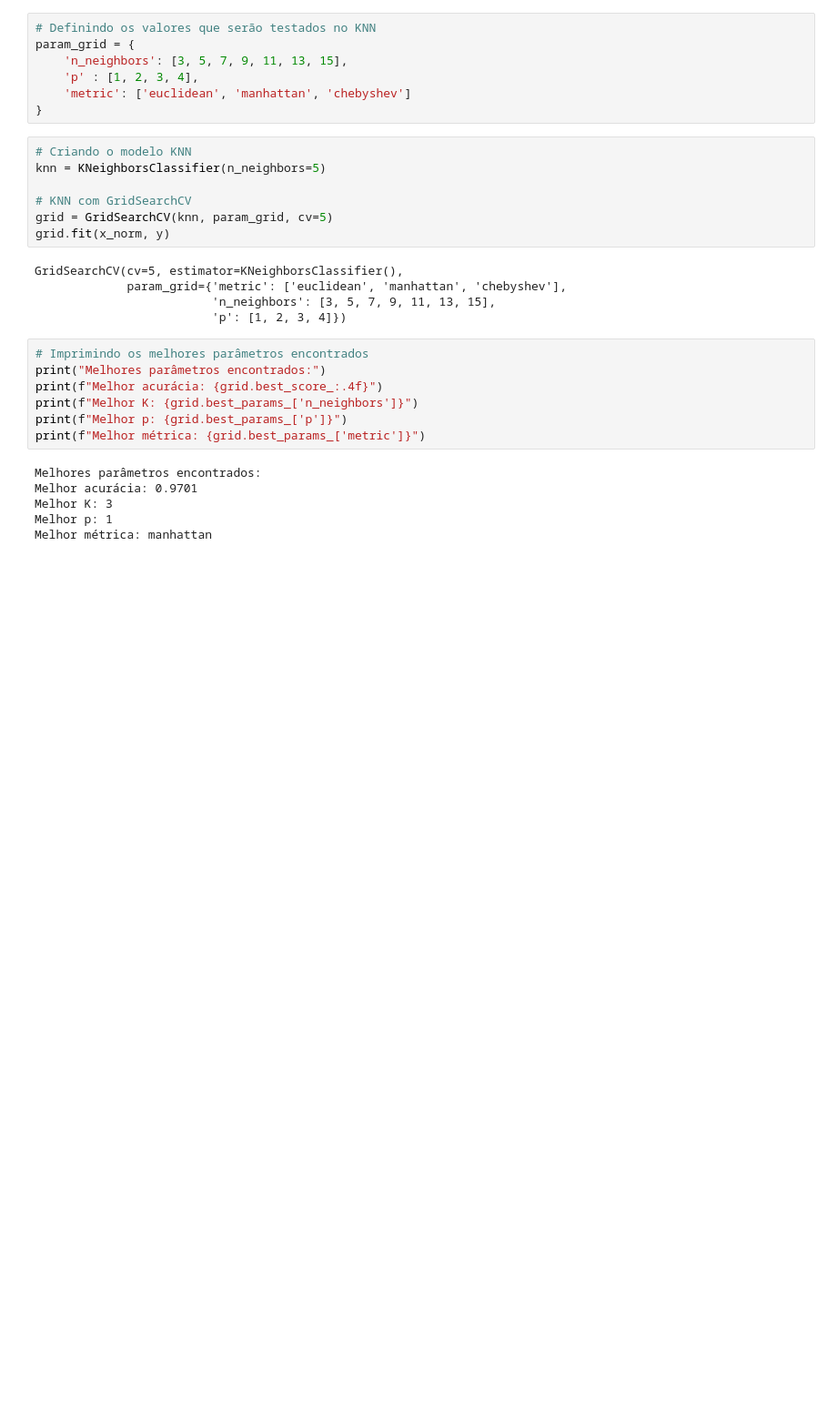
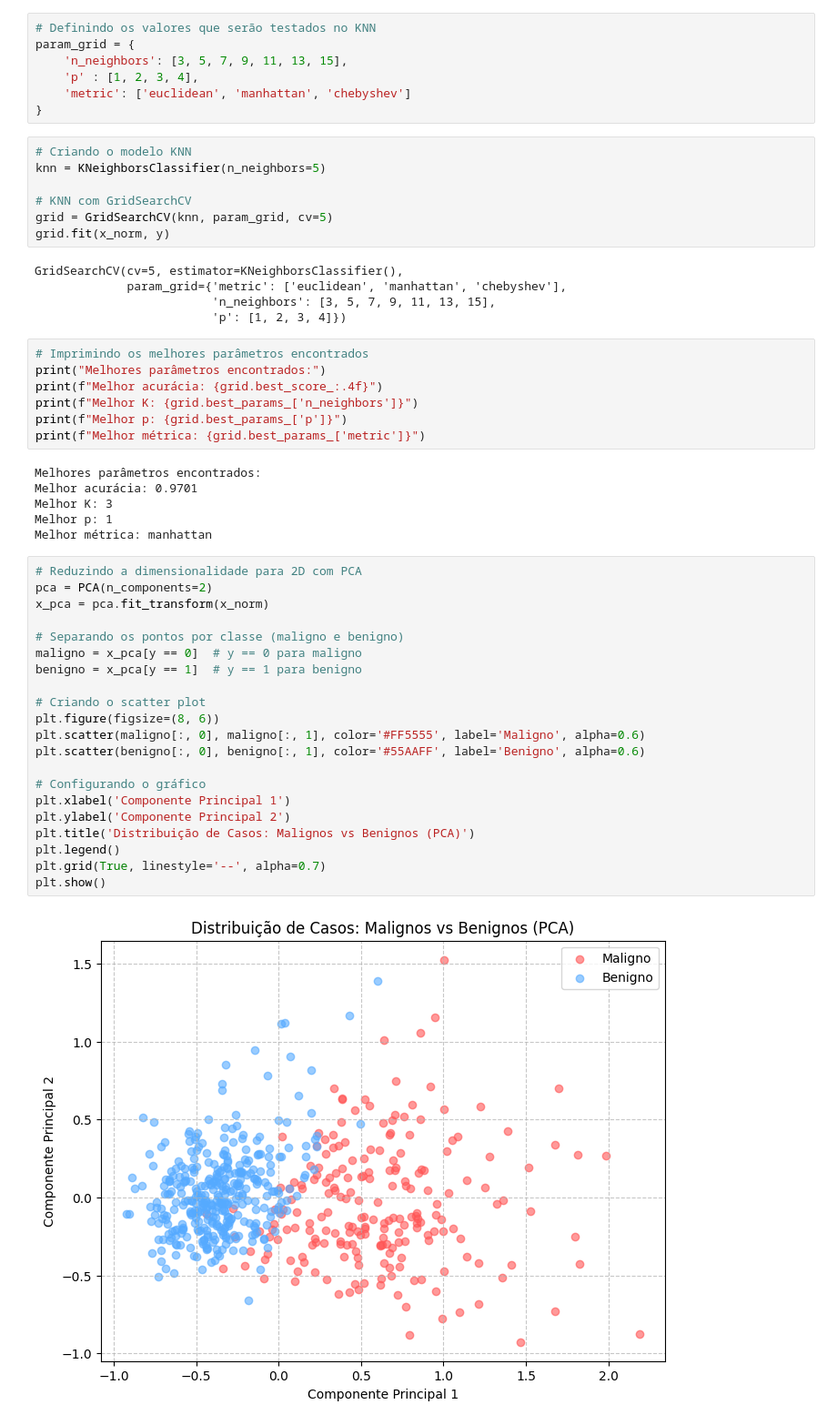
Before and after one commit to ramoneirao/machine-learning, a Jupyter notebook: classificacao/KNN.ipynb, the cells around one changed output. Shown: that part at 91% size. Saved outputs shown, nothing was run; the diff lists cells and outputs as text; blank space fills up the shorter version.

Commit message:
feat(knn): add grid search cv e visualização

```diff
--- a/classificacao/KNN.ipynb
+++ b/classificacao/KNN.ipynb
@@ -78,3 +79,26 @@ Melhor acurácia: 0.9701
 Melhor K: 3
 Melhor p: 1
 Melhor métrica: manhattan
+# %%
+# Reduzindo a dimensionalidade para 2D com PCA
+pca = PCA(n_components=2)
+x_pca = pca.fit_transform(x_norm)
+
+# Separando os pontos por classe (maligno e benigno)
+maligno = x_pca[y == 0]  # y == 0 para maligno
+benigno = x_pca[y == 1]  # y == 1 para benigno
+
+# Criando o scatter plot
+plt.figure(figsize=(8, 6))
+plt.scatter(maligno[:, 0], maligno[:, 1], color='#FF5555', label='Maligno', alpha=0.6)
+plt.scatter(benigno[:, 0], benigno[:, 1], color='#55AAFF', label='Benigno', alpha=0.6)
+
+# Configurando o gráfico
+plt.xlabel('Componente Principal 1')
+plt.ylabel('Componente Principal 2')
+plt.title('Distribuição de Casos: Malignos vs Benignos (PCA)')
+plt.legend()
+plt.grid(True, linestyle='--', alpha=0.7)
+plt.show()
+# %% [output]
+[figure, added]
```
Also changed, not shown: parts of 1 cell of this notebook.
